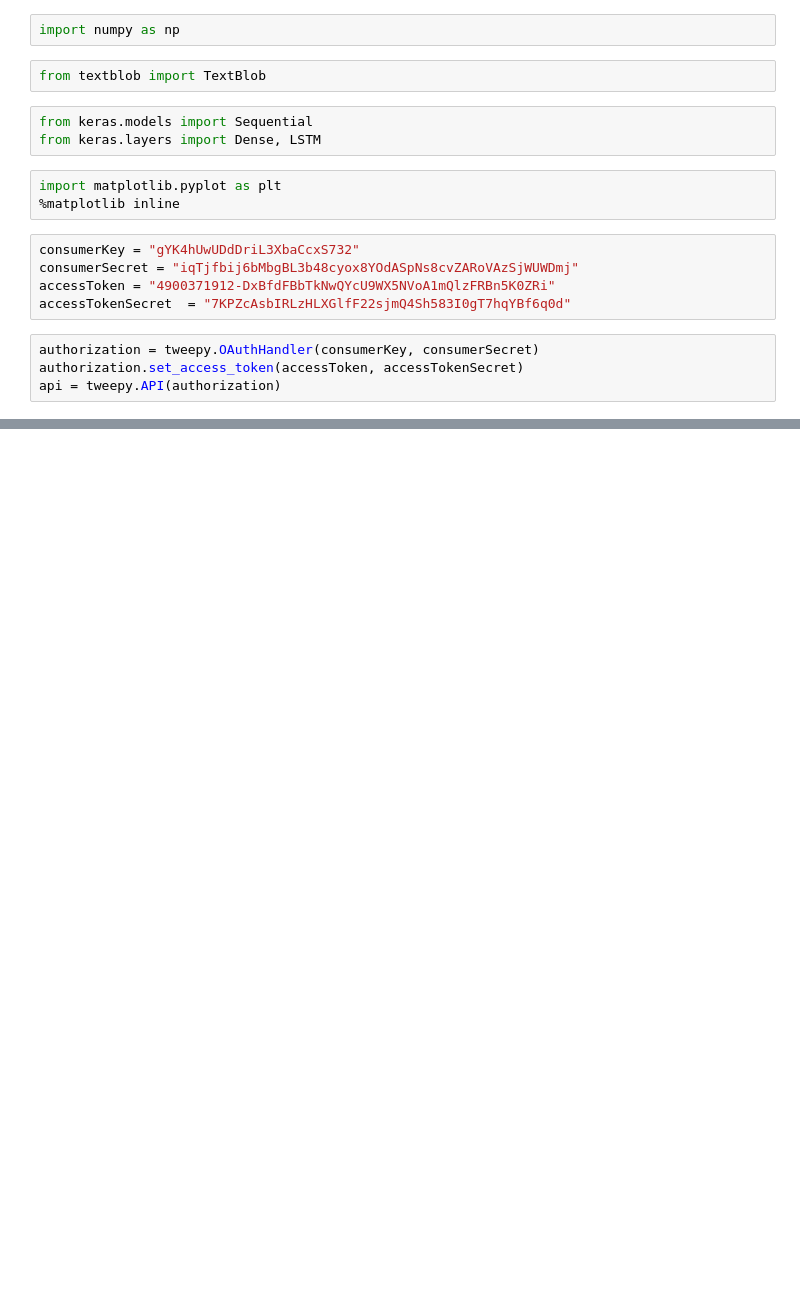
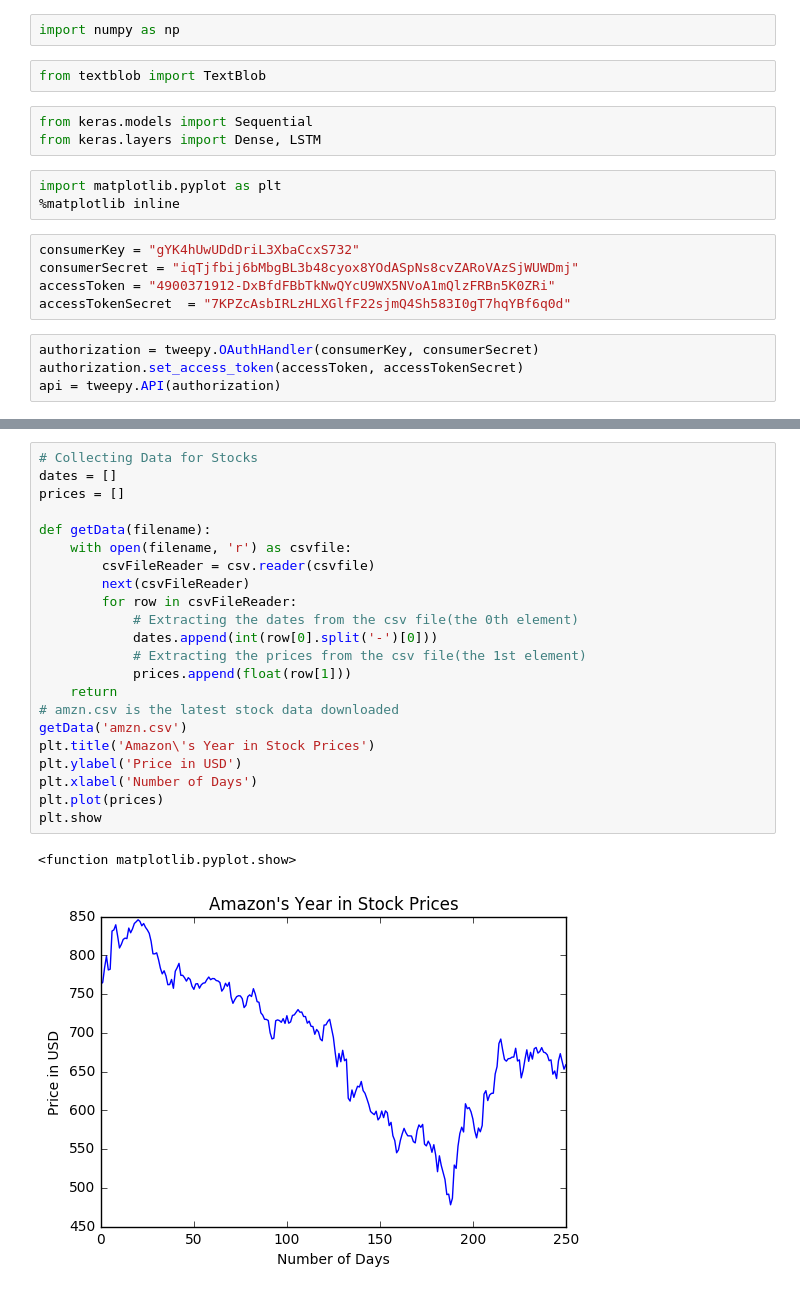
Before and after one commit to crikeli/python_nlp, a Jupyter notebook: mini_projects/stock_predictions/amazon_stock_predictions.ipynb, the cells around one changed output, grey strips where cells are left out. Saved outputs shown, nothing was run; the diff lists cells and outputs as text; blank space fills up the shorter version.

```diff
--- a/mini_projects/stock_predictions/amazon_stock_predictions.ipynb
+++ b/mini_projects/stock_predictions/amazon_stock_predictions.ipynb
@@ -28,0 +46,25 @@ print publicTweets[2].text
+# %%
+# Collecting Data for Stocks
+dates = []
+prices = []
+
+def getData(filename):
+    with open(filename, 'r') as csvfile:
+        csvFileReader = csv.reader(csvfile)
+        next(csvFileReader)
+        for row in csvFileReader:
+            # Extracting the dates from the csv file(the 0th element)
+            dates.append(int(row[0].split('-')[0]))
+            # Extracting the prices from the csv file(the 1st element)
+            prices.append(float(row[1]))
+    return
+# amzn.csv is the latest stock data downloaded
+getData('amzn.csv')
+plt.title('Amazon\'s Year in Stock Prices')
+plt.ylabel('Price in USD')
+plt.xlabel('Number of Days')
+plt.plot(prices)
+plt.show
+# %% [output]
+<function matplotlib.pyplot.show>
+[figure, added]
```
Also changed, not shown: parts of 3 cells of this notebook, 1 other file.
